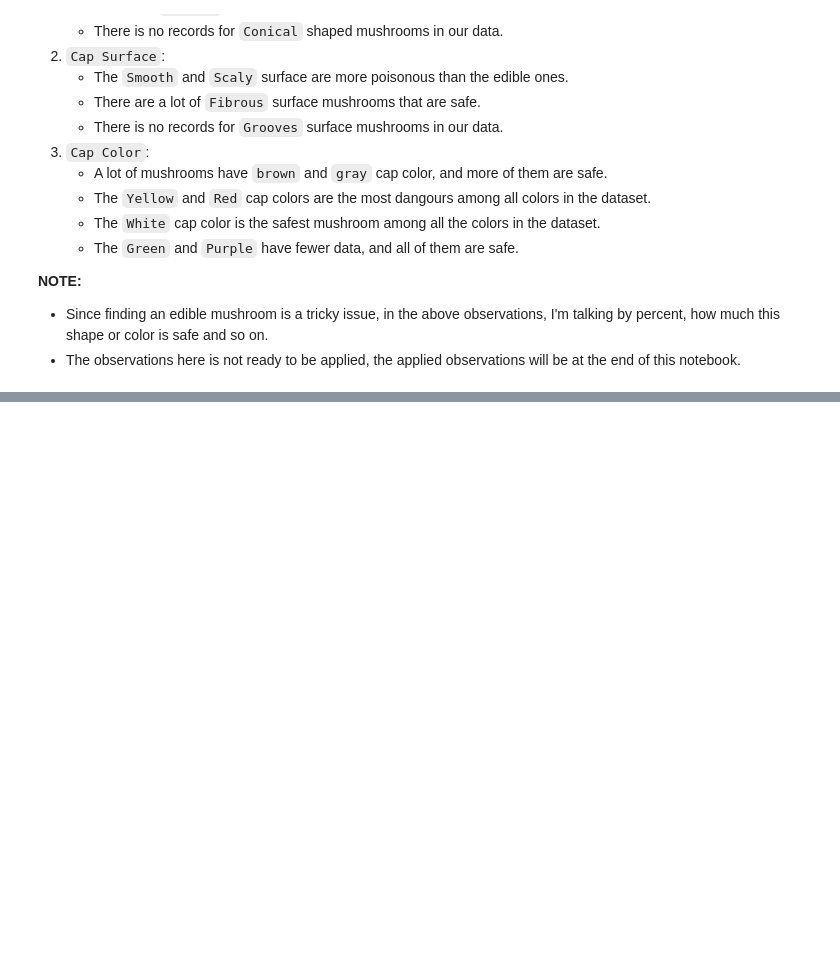
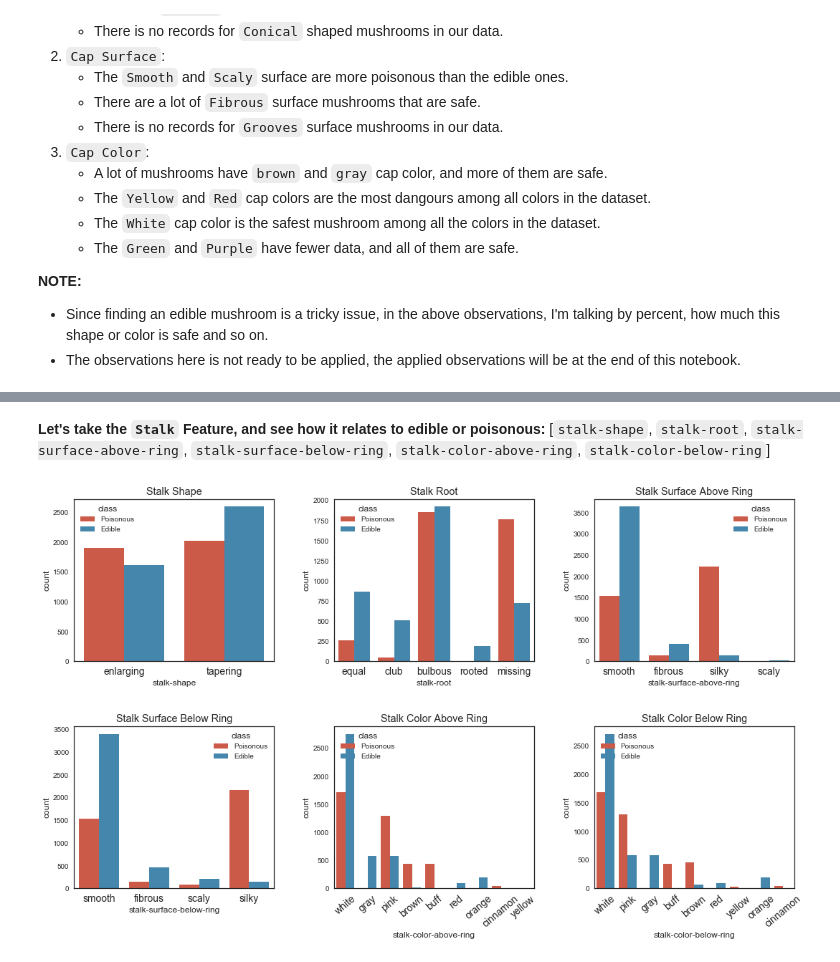
Before and after one commit to MosaabMuhammed/Mushroom-Classification, a Jupyter notebook: Mushroom Classification.ipynb, the cells around one changed output, grey strips where cells are left out. Cells and saved outputs as stored; diff of their text form; code cells hidden in the pictures; blank space fills up the shorter version.

```diff
--- a/Mushroom Classification.ipynb
+++ b/Mushroom Classification.ipynb
@@ -272,0 +320,55 @@ gill-color: black=k, brown=n, buff=b, chocolate=h, gray=g, green=r, orange=o, pi
+# %% [markdown]
+**Let's take the `Stalk` Feature, and see how it relates to edible or poisonous:** [`stalk-shape`, `stalk-root`, `stalk-surface-above-ring`, `stalk-surface-below-ring`, `stalk-color-above-ring`, `stalk-color-below-ring`]
+# %%
+# changing the label for each column instead of a letter to a word, just for the sake of visualization.
+stalk_shape              = dict(e='enlarging',t='tapering')
+stalk_root               = {'b':'bulbous','c':'club','u':'cup','e':'equal','z':'rhizomorphs','r':'rooted', '?':'missing'}
+stalk_surface_above_ring = dict(f='fibrous',y='scaly',k='silky',s='smooth')
+stalk_surface_below_ring = dict(f='fibrous',y='scaly',k='silky',s='smooth')
+stalk_color_above_ring   = dict(n='brown', b='buff', c='cinnamon', g='gray', o='orange', p='pink', e='red',
+                                w='white', y='yellow')
+stalk_color_below_ring   = dict(n='brown', b='buff', c='cinnamon', g='gray', o='orange', p='pink', e='red',
+                                w='white', y='yellow')
+
+# Map all the new labels to its corresponding column
+df_visual['stalk-shape']              = df_visual['stalk-shape'].map(stalk_shape)
+df_visual['stalk-root']               = df_visual['stalk-root'].map(stalk_root)
+df_visual['stalk-surface-above-ring'] = df_visual['stalk-surface-above-ring'].map(stalk_surface_above_ring)
+df_visual['stalk-surface-below-ring'] = df_visual['stalk-surface-below-ring'].map(stalk_surface_below_ring)
+df_visual['stalk-color-above-ring']   = df_visual['stalk-color-above-ring'].map(stalk_color_above_ring)
+df_visual['stalk-color-below-ring']   = df_visual['stalk-color-below-ring'].map(stalk_color_below_ring)
+# %%
+plt.figure(figsize=(18, 10))
+
+plt.subplot(231)
+sns.countplot(data=df_visual, x='stalk-shape', hue='class')
+plt.title('Stalk Shape')
+
+plt.subplot(232)
+sns.countplot(data=df_visual, x='stalk-root', hue='class')
+plt.title('Stalk Root')
+
+plt.subplot(233)
+sns.countplot(data=df_visual, x='stalk-surface-above-ring', hue='class')
+plt.title('Stalk Surface Above Ring')
+
+
+plt.subplot(234)
+sns.countplot(data=df_visual, x='stalk-surface-below-ring', hue='class')
+plt.title('Stalk Surface Below Ring')
+
+
+plt.subplot(235)
+sns.countplot(data=df_visual, x='stalk-color-above-ring', hue='class')
+plt.title('Stalk Color Above Ring')
+plt.xticks(rotation=40)
+
+plt.subplot(236)
+sns.countplot(data=df_visual, x='stalk-color-below-ring', hue='class')
+plt.title('Stalk Color Below Ring')
+plt.xticks(rotation=40)
+mlt.rc('xtick', labelsize=14)
+
+plt.subplots_adjust(wspace=.3, hspace=.4)
+# %% [output]
+[figure, added]
```
Also changed, not shown: parts of 7 cells of this notebook.
